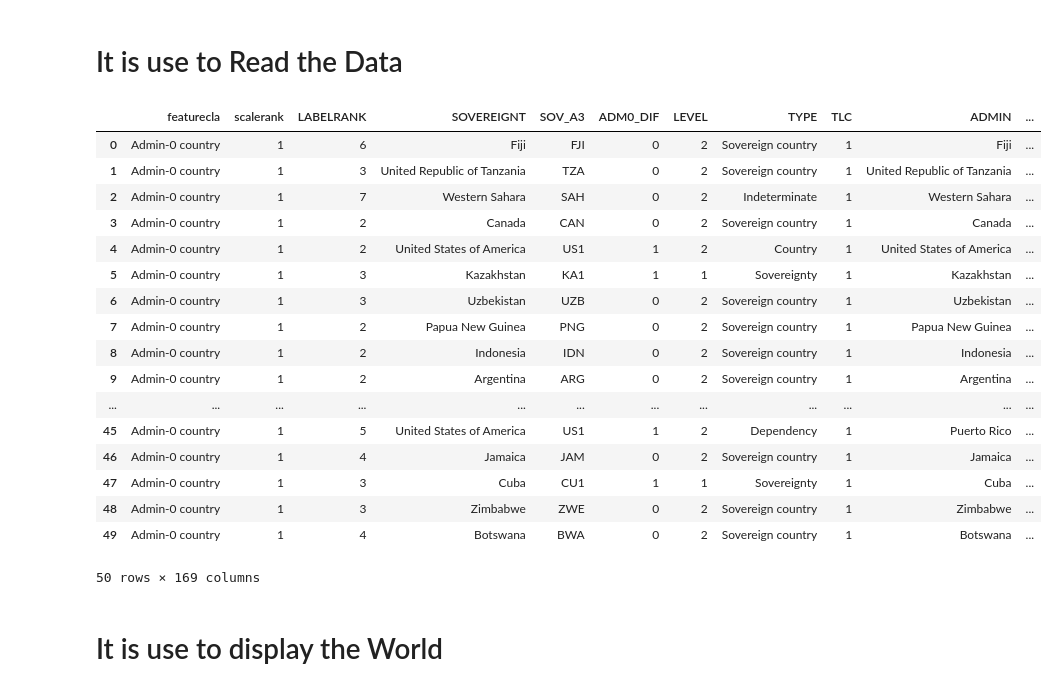
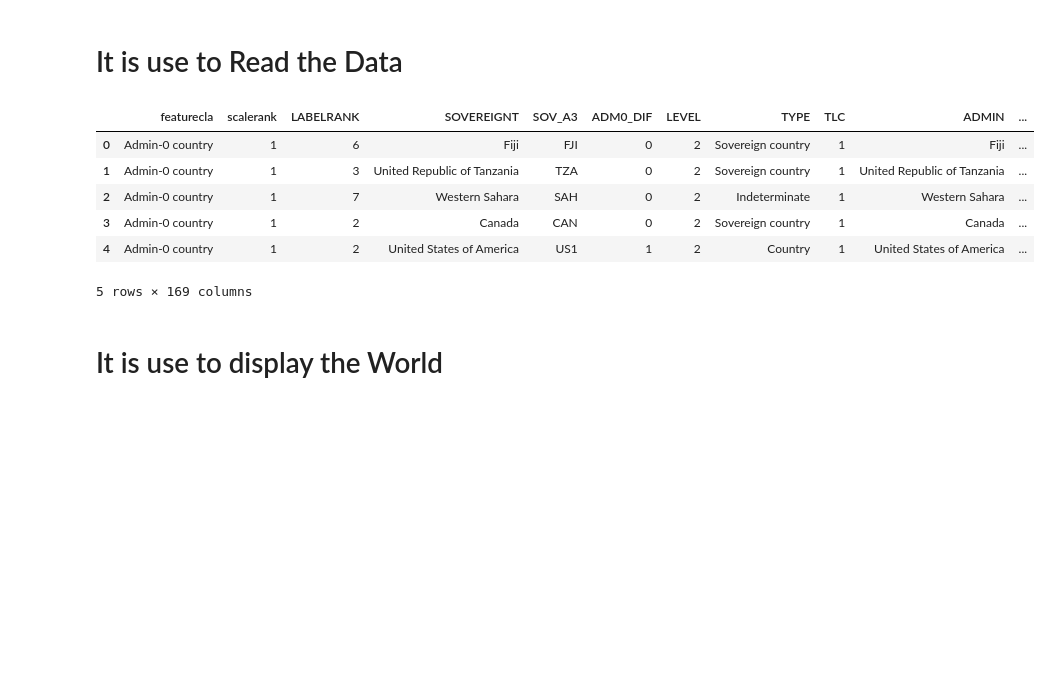
Before and after one commit to HimanshuHeda/Advance_Python, a Jupyter notebook: Geospatial_geopandas.ipynb, the cells around one changed output. Cells and saved outputs as stored; diff of their text form; code cells hidden in the pictures; blank space fills up the shorter version.

```diff
--- a/Geospatial_geopandas.ipynb
+++ b/Geospatial_geopandas.ipynb
@@ -11,26 +11,15 @@ world = gpd.read_file("./geopandas/ne_110m_admin_0_countries.shp")
 # %% [markdown]
 # It is use to Read the Data
 # %%
-world.head(50)
+world.head()
 # %% [output]
 |  | featurecla | scalerank | LABELRANK | SOVEREIGNT | SOV_A3 | ADM0_DIF | LEVEL | TYPE | TLC | ADMIN | ... |
 | 0 | Admin-0 country | 1 | 6 | Fiji | FJI | 0 | 2 | Sovereign country | 1 | Fiji | ... |
 | 1 | Admin-0 country | 1 | 3 | United Republic of Tanzania | TZA | 0 | 2 | Sovereign country | 1 | United Republic of Tanzania | ... |
 | 2 | Admin-0 country | 1 | 7 | Western Sahara | SAH | 0 | 2 | Indeterminate | 1 | Western Sahara | ... |
 | 3 | Admin-0 country | 1 | 2 | Canada | CAN | 0 | 2 | Sovereign country | 1 | Canada | ... |
 | 4 | Admin-0 country | 1 | 2 | United States of America | US1 | 1 | 2 | Country | 1 | United States of America | ... |
-| 5 | Admin-0 country | 1 | 3 | Kazakhstan | KA1 | 1 | 1 | Sovereignty | 1 | Kazakhstan | ... |
-| 6 | Admin-0 country | 1 | 3 | Uzbekistan | UZB | 0 | 2 | Sovereign country | 1 | Uzbekistan | ... |
-| 7 | Admin-0 country | 1 | 2 | Papua New Guinea | PNG | 0 | 2 | Sovereign country | 1 | Papua New Guinea | ... |
-| 8 | Admin-0 country | 1 | 2 | Indonesia | IDN | 0 | 2 | Sovereign country | 1 | Indonesia | ... |
-| 9 | Admin-0 country | 1 | 2 | Argentina | ARG | 0 | 2 | Sovereign country | 1 | Argentina | ... |
-| ... | ... | ... | ... | ... | ... | ... | ... | ... | ... | ... | ... |
-| 45 | Admin-0 country | 1 | 5 | United States of America | US1 | 1 | 2 | Dependency | 1 | Puerto Rico | ... |
-| 46 | Admin-0 country | 1 | 4 | Jamaica | JAM | 0 | 2 | Sovereign country | 1 | Jamaica | ... |
-| 47 | Admin-0 country | 1 | 3 | Cuba | CU1 | 1 | 1 | Sovereignty | 1 | Cuba | ... |
-| 48 | Admin-0 country | 1 | 3 | Zimbabwe | ZWE | 0 | 2 | Sovereign country | 1 | Zimbabwe | ... |
-| 49 | Admin-0 country | 1 | 4 | Botswana | BWA | 0 | 2 | Sovereign country | 1 | Botswana | ... |
-50 rows × 169 columns
+5 rows × 169 columns
 # %% [markdown]
 # It is use to display the World
 # %%
```
Also changed, not shown: parts of 1 cell of this notebook.
